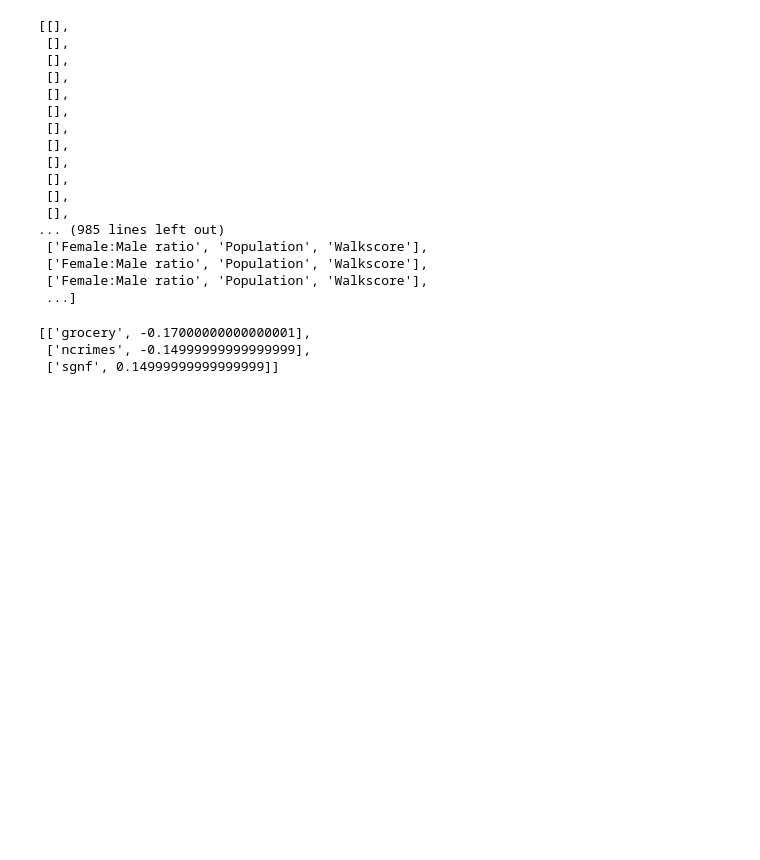
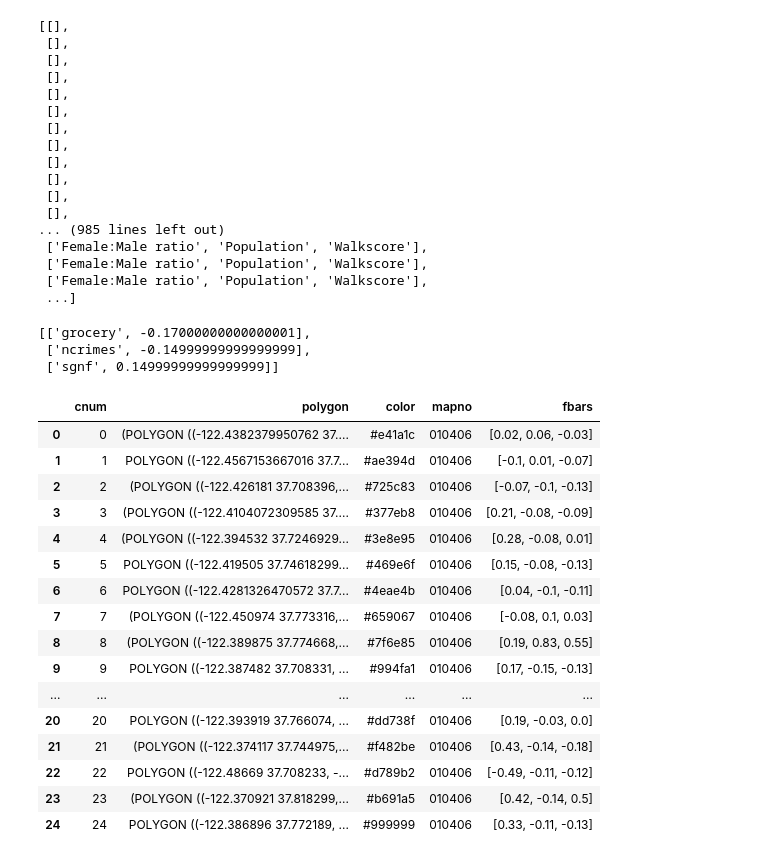
Before and after one commit to crupley/hoodie-development, a Jupyter notebook: explore/cutlists to json.ipynb, the cells around one changed output. Saved outputs shown, nothing was run; the diff lists cells and outputs as text; code cells hidden in the pictures; blank space fills up the shorter version.

```diff
--- a/explore/cutlists to json.ipynb
+++ b/explore/cutlists to json.ipynb
@@ -442,3 +442,23 @@ map(list_, fnames[13*25], map(list, fbars.round(2).values)[12])
 [['grocery', -0.17000000000000001],
  ['ncrimes', -0.14999999999999999],
  ['sgnf', 0.14999999999999999]]
+# %%
+alldf[alldf.mapno == '010406']
+# %% [output]
+|  | cnum | polygon | color | mapno | fbars |
+| 0 | 0 | (POLYGON ((-122.4382379950762 37.... | #e41a1c | 010406 | [0.02, 0.06, -0.03] |
+| 1 | 1 | POLYGON ((-122.4567153667016 37.7... | #ae394d | 010406 | [-0.1, 0.01, -0.07] |
+| 2 | 2 | (POLYGON ((-122.426181 37.708396,... | #725c83 | 010406 | [-0.07, -0.1, -0.13] |
+| 3 | 3 | (POLYGON ((-122.4104072309585 37.... | #377eb8 | 010406 | [0.21, -0.08, -0.09] |
+| 4 | 4 | (POLYGON ((-122.394532 37.7246929... | #3e8e95 | 010406 | [0.28, -0.08, 0.01] |
+| 5 | 5 | POLYGON ((-122.419505 37.74618299... | #469e6f | 010406 | [0.15, -0.08, -0.13] |
+| 6 | 6 | POLYGON ((-122.4281326470572 37.7... | #4eae4b | 010406 | [0.04, -0.1, -0.11] |
+| 7 | 7 | (POLYGON ((-122.450974 37.773316,... | #659067 | 010406 | [-0.08, 0.1, 0.03] |
+| 8 | 8 | (POLYGON ((-122.389875 37.774668,... | #7f6e85 | 010406 | [0.19, 0.83, 0.55] |
+| 9 | 9 | POLYGON ((-122.387482 37.708331, ... | #994fa1 | 010406 | [0.17, -0.15, -0.13] |
+| ... | ... | ... | ... | ... | ... |
+| 20 | 20 | POLYGON ((-122.393919 37.766074, ... | #dd738f | 010406 | [0.19, -0.03, 0.0] |
+| 21 | 21 | (POLYGON ((-122.374117 37.744975,... | #f482be | 010406 | [0.43, -0.14, -0.18] |
+| 22 | 22 | POLYGON ((-122.48669 37.708233, -... | #d789b2 | 010406 | [-0.49, -0.11, -0.12] |
+| 23 | 23 | (POLYGON ((-122.370921 37.818299,... | #b691a5 | 010406 | [0.42, -0.14, 0.5] |
+| 24 | 24 | POLYGON ((-122.386896 37.772189, ... | #999999 | 010406 | [0.33, -0.11, -0.13] |
```
Also changed, not shown: 1 other file.
